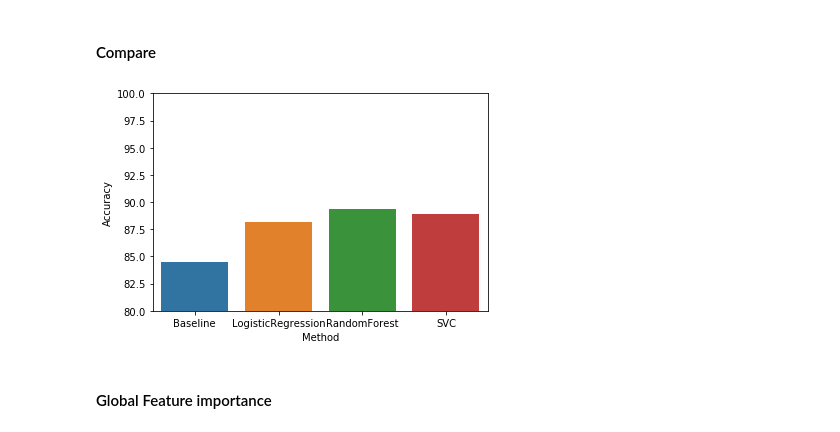
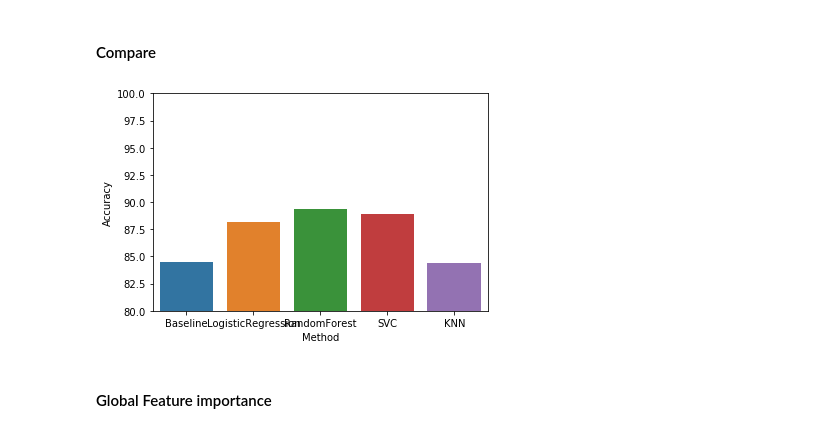
Before and after one commit to Qinyun718/Data1030-OnlineShopping, a Jupyter notebook: src/data-processing.ipynb, the cells around one changed output. Drawn from its saved outputs; the diff is of its cells as text; code cells hidden in the pictures.

```diff
--- a/src/data-processing.ipynb
+++ b/src/data-processing.ipynb
@@ -721,15 +837,17 @@ print('test accuracy score(Combining 5 random_state):',np.around(np.mean(score_s
 #### Compare
 # %%
 import seaborn as sns
-data= [['Baseline',84.51],['LogisticRegression',88.20],['RandomForest',89.40],['SVC',88.90]]
+import matplotlib
+from matplotlib import pylab as plt
+data= [['Baseline',84.51],['LogisticRegression',88.20],['RandomForest',89.40],['SVC',88.90],['KNN',84.40]]
 accuracy_compare = pd.DataFrame(data, columns = ['Method', 'Accuracy'])
 
 sns.barplot(x=accuracy_compare['Method'],y=accuracy_compare['Accuracy'])
 plt.ylim(80,100)
 plt.savefig('../figures/accuracy_compare', dpi=300, bbox_inches = "tight")
 plt.show()
 # %% [output]
-[figure, old version]
+[figure, new version]
 # %% [markdown]
 #### Global Feature importance
 # %%
```
Also changed, not shown: parts of 3 cells of this notebook, 1 other file.
